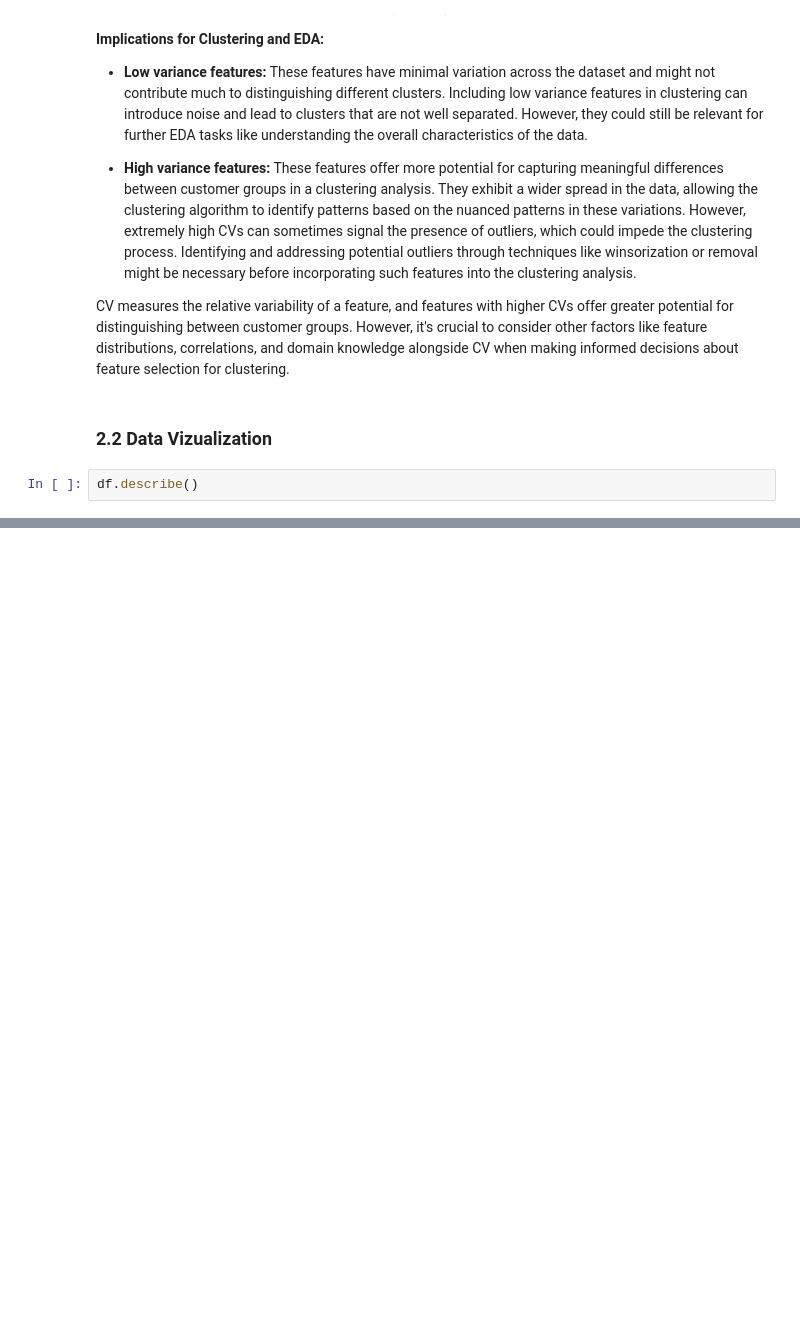
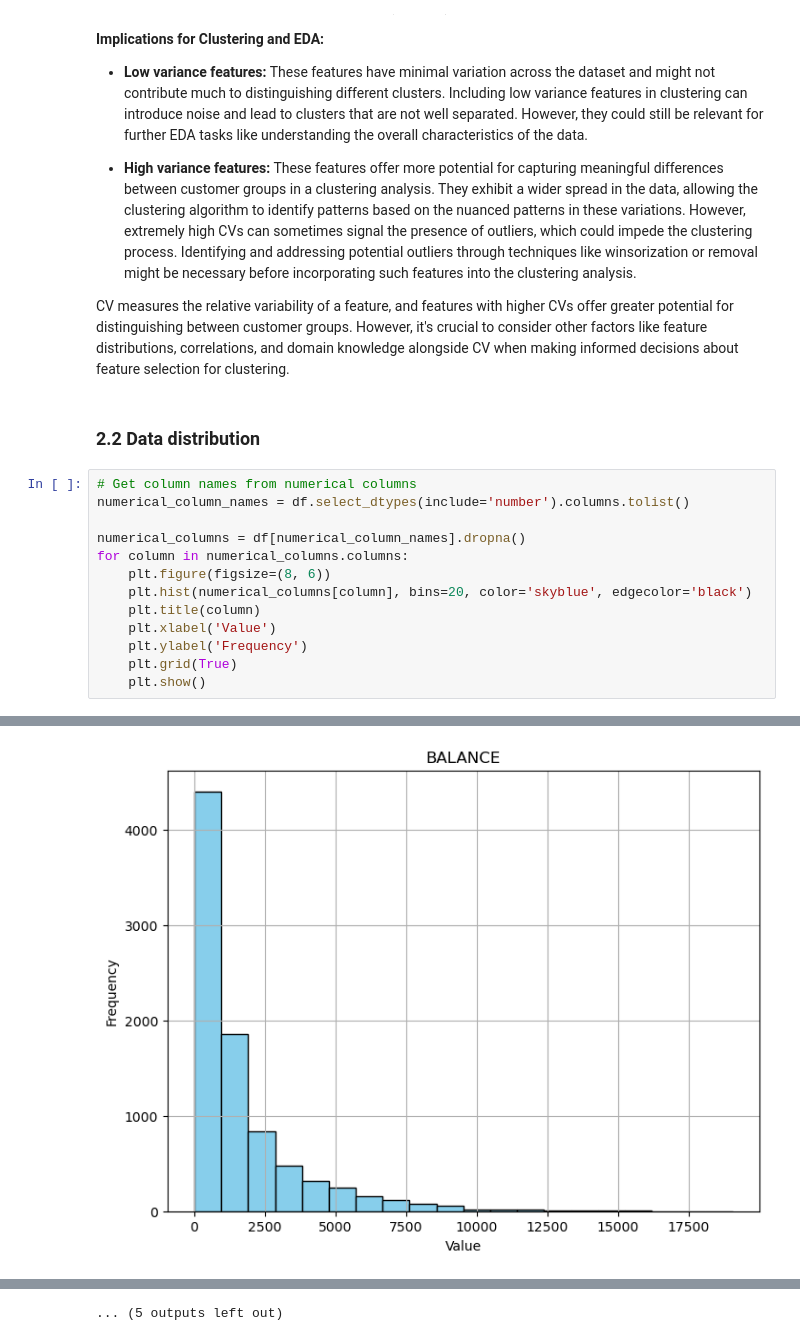
Before and after one commit to kjellrkri/Portfolio, a Jupyter notebook: Credit Card Clustering Analysis/credit_card_clustering_analysis.ipynb, the cells around one changed output, grey strips where cells are left out. Saved outputs shown, nothing was run; the diff lists cells and outputs as text; blank space fills up the shorter version.

Commit message:
vizualised data distribution

```diff
--- a/Credit Card Clustering Analysis/credit_card_clustering_analysis.ipynb
+++ b/Credit Card Clustering Analysis/credit_card_clustering_analysis.ipynb
@@ -319,7 +319,18 @@ These features offer more potential for capturing meaningful differences between
 
 CV measures the relative variability of a feature, and features with higher CVs offer greater potential for distinguishing between customer groups. However, it's crucial to consider other factors like feature distributions, correlations, and domain knowledge alongside CV when making informed decisions about feature selection for clustering.
 # %% [markdown]
-### 2.2 Data Vizualization
+### 2.2 Data distribution
 # %%
-df.describe()
+# Get column names from numerical columns
+numerical_column_names = df.select_dtypes(include='number').columns.tolist()
+
+numerical_columns = df[numerical_column_names].dropna()
+for column in numerical_columns.columns:
+    plt.figure(figsize=(8, 6))
+    plt.hist(numerical_columns[column], bins=20, color='skyblue', edgecolor='black')
+    plt.title(column)
+    plt.xlabel('Value')
+    plt.ylabel('Frequency')
+    plt.grid(True)
+    plt.show()
 # %% [output]
@@ -334,0 +337 @@ df.describe()
+[figure, added]
@@ -334,0 +349 @@ df.describe()
+... (5 outputs left out)
```
Also changed, not shown: parts of 2 cells of this notebook.
